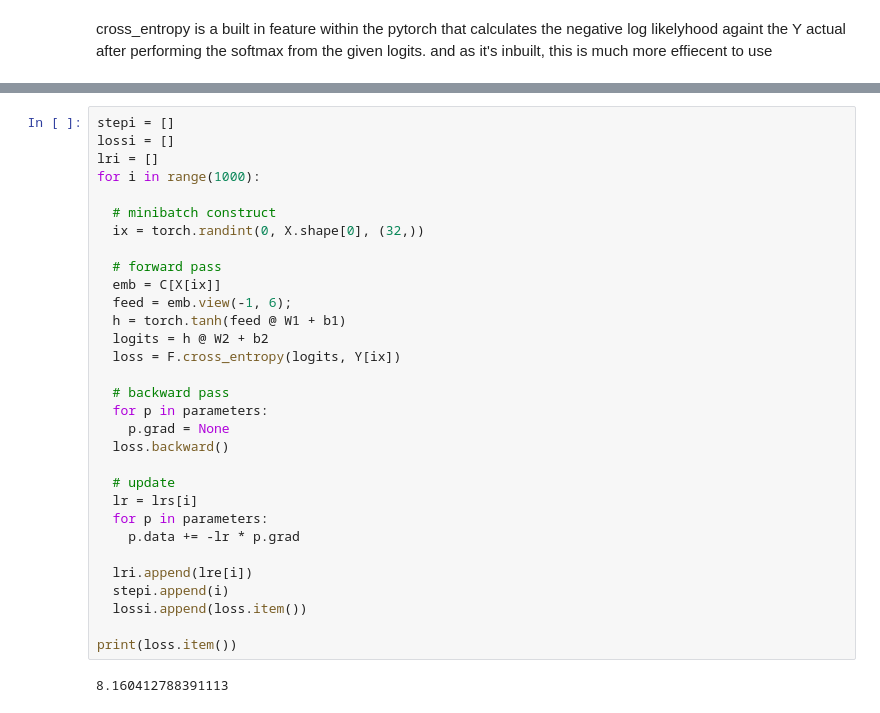
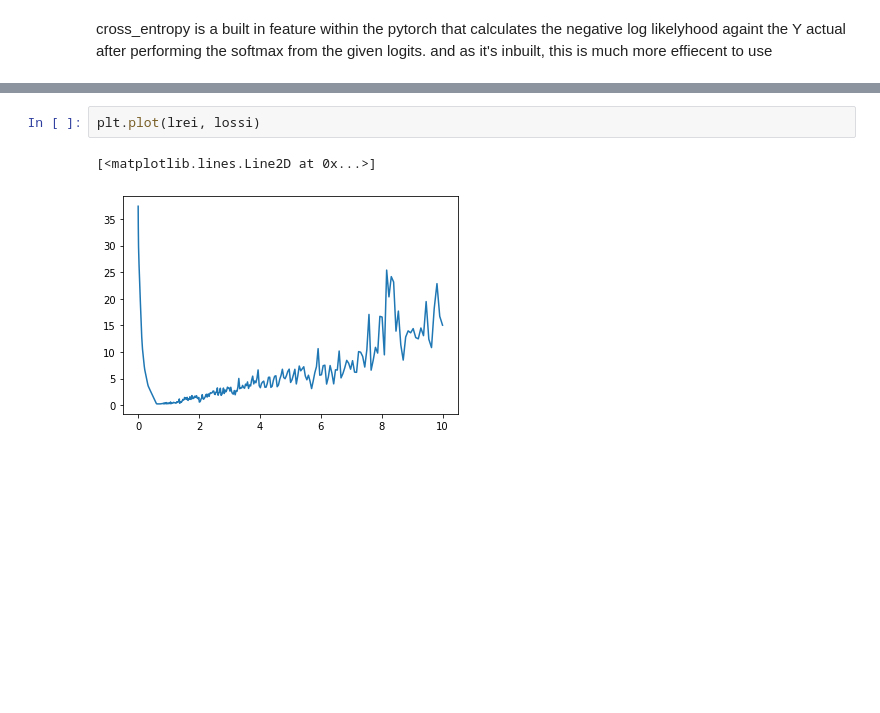
Before and after one commit to vithushanms/makemore-language-model, a Jupyter notebook: [Language_Models]_makemore_MLP.ipynb, the cells around one changed output, grey strips where cells are left out. Saved outputs shown, nothing was run; the diff lists cells and outputs as text; blank space fills up the shorter version.

```diff
--- a/[Language_Models]_makemore_MLP.ipynb
+++ b/[Language_Models]_makemore_MLP.ipynb
@@ -354,33 +416,5 @@ tensor([0.0010, 0.0010, 0.0010, 0.0010, 0.0010, 0.0010, 0.0010, 0.0010, 0.0011,
-# %%
-stepi = []
-lossi = []
-lri = []
-for i in range(1000):
-
-  # minibatch construct
-  ix = torch.randint(0, X.shape[0], (32,))
-
-  # forward pass
-  emb = C[X[ix]]
-  feed = emb.view(-1, 6);
-  h = torch.tanh(feed @ W1 + b1)
-  logits = h @ W2 + b2
-  loss = F.cross_entropy(logits, Y[ix])
-
-  # backward pass
-  for p in parameters:
-    p.grad = None
-  loss.backward()
-
-  # update
-  lr = lrs[i]
-  for p in parameters:
-    p.data += -lr * p.grad
-
-  lri.append(lre[i])
-  stepi.append(i)
-  lossi.append(loss.item())
-
-print(loss.item())
-# %% [output]
-8.160412788391113
+# %%
+plt.plot(lrei, lossi)
+# %% [output]
+[<matplotlib.lines.Line2D at 0x...>]
+[figure, added]
```
Also changed, not shown: parts of 29 cells of this notebook.
